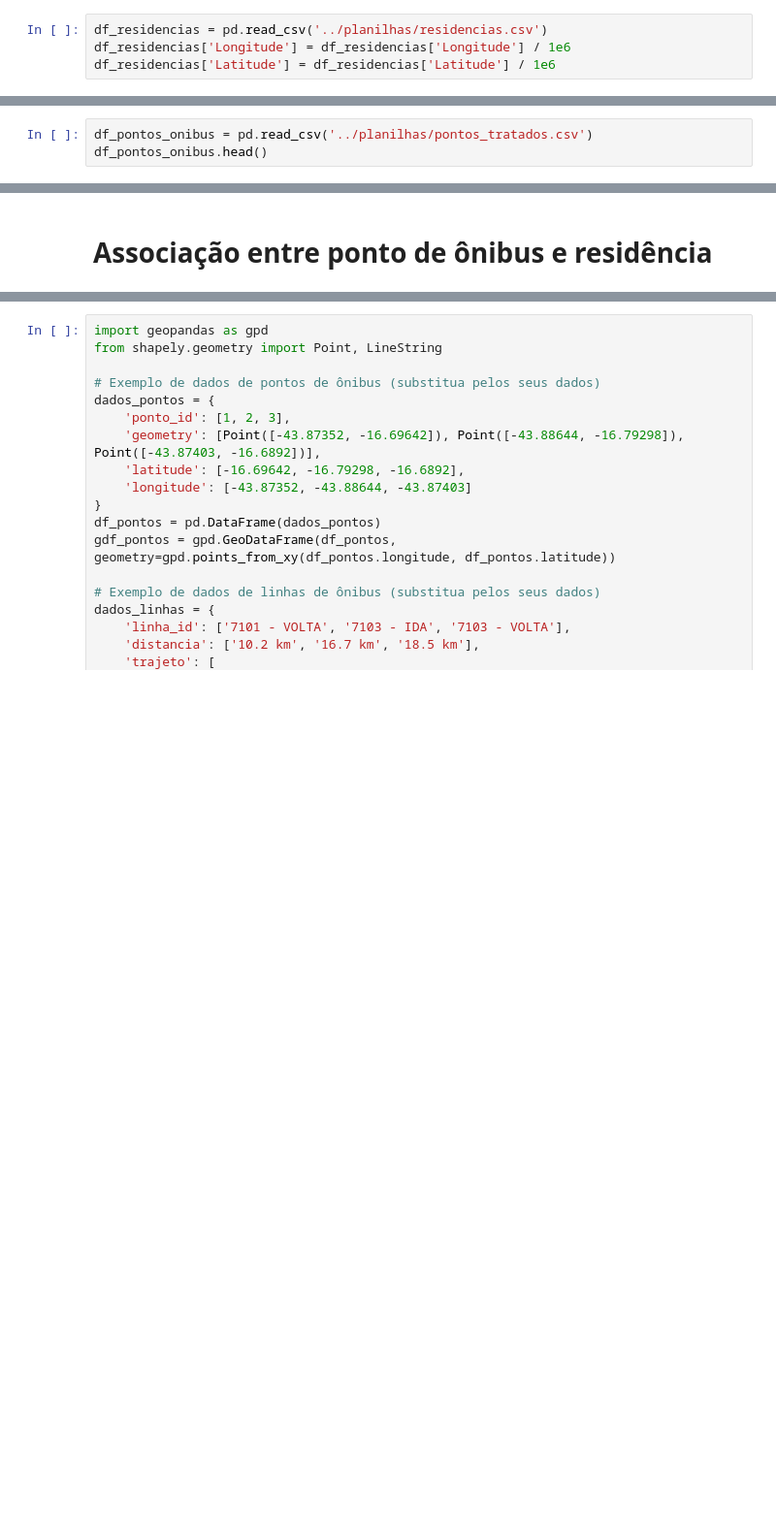
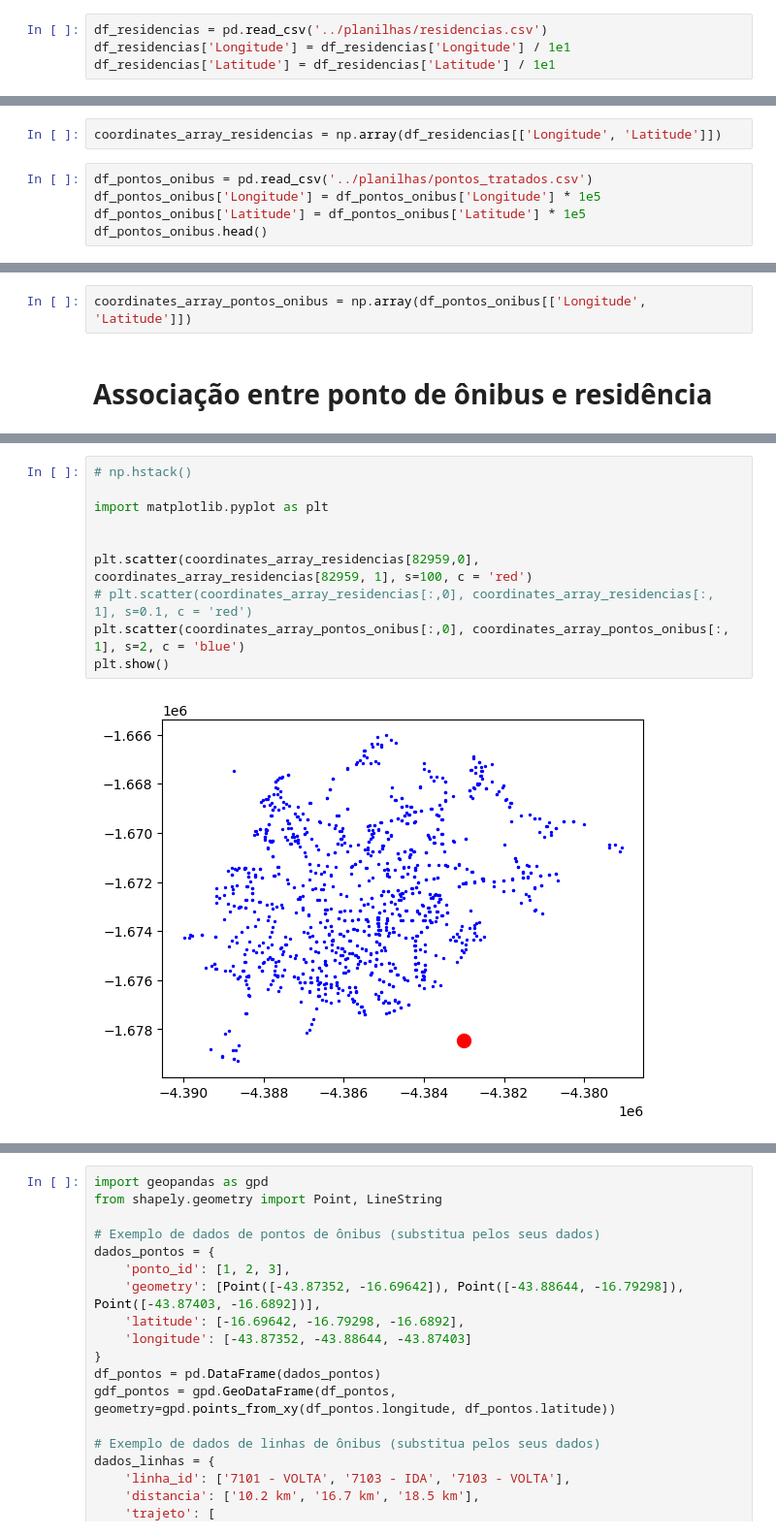
Before and after one commit to YagoMaia/quali_bus, a Jupyter notebook: app/testes.ipynb, the cells around one changed output, grey strips where cells are left out. Shown: that part at 97% size. Drawn from its saved outputs; the diff is of its cells as text; blank space fills up the shorter version.

```diff
--- a/app/testes.ipynb
+++ b/app/testes.ipynb
@@ -4,7 +4,7 @@ import numpy as np
 import os
 # %%
 df_residencias = pd.read_csv('../planilhas/residencias.csv')
-df_residencias['Longitude'] = df_residencias['Longitude'] / 1e6
-df_residencias['Latitude'] = df_residencias['Latitude'] / 1e6
+df_residencias['Longitude'] = df_residencias['Longitude'] / 1e1
+df_residencias['Latitude'] = df_residencias['Latitude'] / 1e1
 # %%
 df_residencias.head()
@@ -11,3 +18,7 @@ df_residencias.head()
+# %%
+coordinates_array_residencias = np.array(df_residencias[['Longitude', 'Latitude']])
 # %%
 df_pontos_onibus = pd.read_csv('../planilhas/pontos_tratados.csv')
+df_pontos_onibus['Longitude'] = df_pontos_onibus['Longitude'] * 1e5
+df_pontos_onibus['Latitude'] = df_pontos_onibus['Latitude'] * 1e5
 df_pontos_onibus.head()
@@ -14,3 +32,5 @@ df_pontos_onibus.head()
+# %%
+coordinates_array_pontos_onibus = np.array(df_pontos_onibus[['Longitude', 'Latitude']])
 # %% [markdown]
 # Associação entre ponto de ônibus e residência
 # %%
@@ -33,0 +57,12 @@ for idx_ponto, residencia in df_residencias.iterrows():
+# %%
+# np.hstack()
+
+import matplotlib.pyplot as plt
+
+
+plt.scatter(coordinates_array_residencias[82959,0], coordinates_array_residencias[82959, 1], s=100, c = 'red')
+# plt.scatter(coordinates_array_residencias[:,0], coordinates_array_residencias[:, 1], s=0.1, c = 'red')
+plt.scatter(coordinates_array_pontos_onibus[:,0], coordinates_array_pontos_onibus[:, 1], s=2, c = 'blue')
+plt.show()
+# %% [output]
+[figure, added]
```
Also changed, not shown: parts of 8 cells of this notebook, 9 other files.
